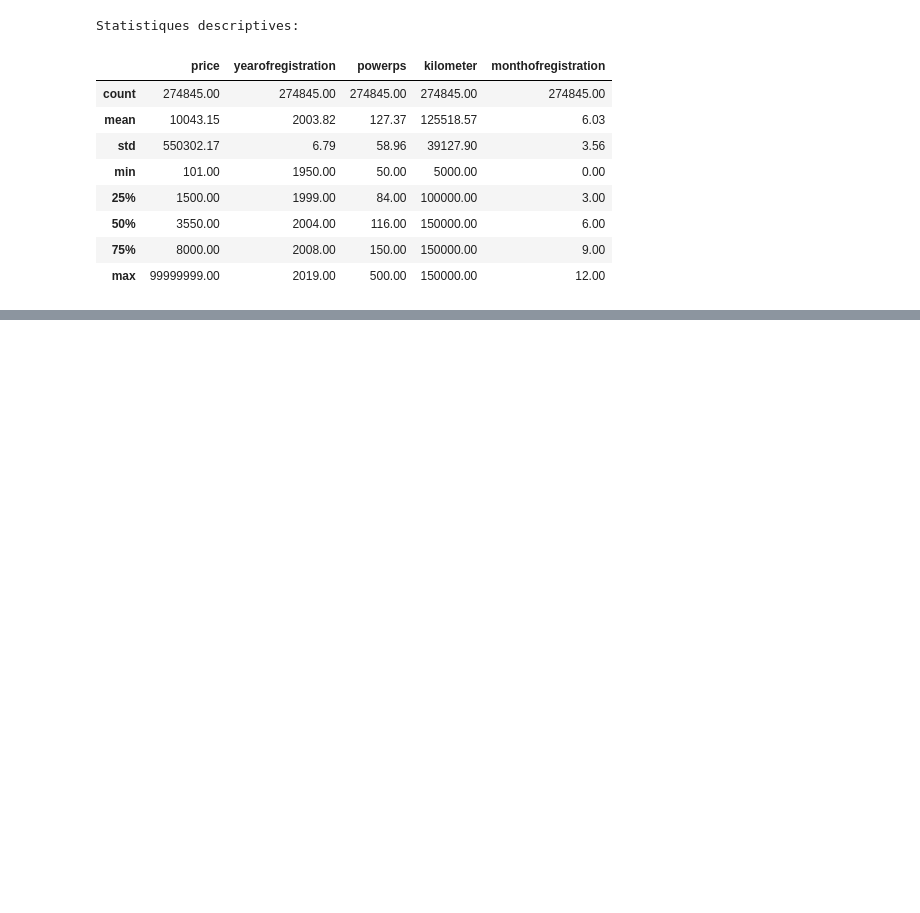
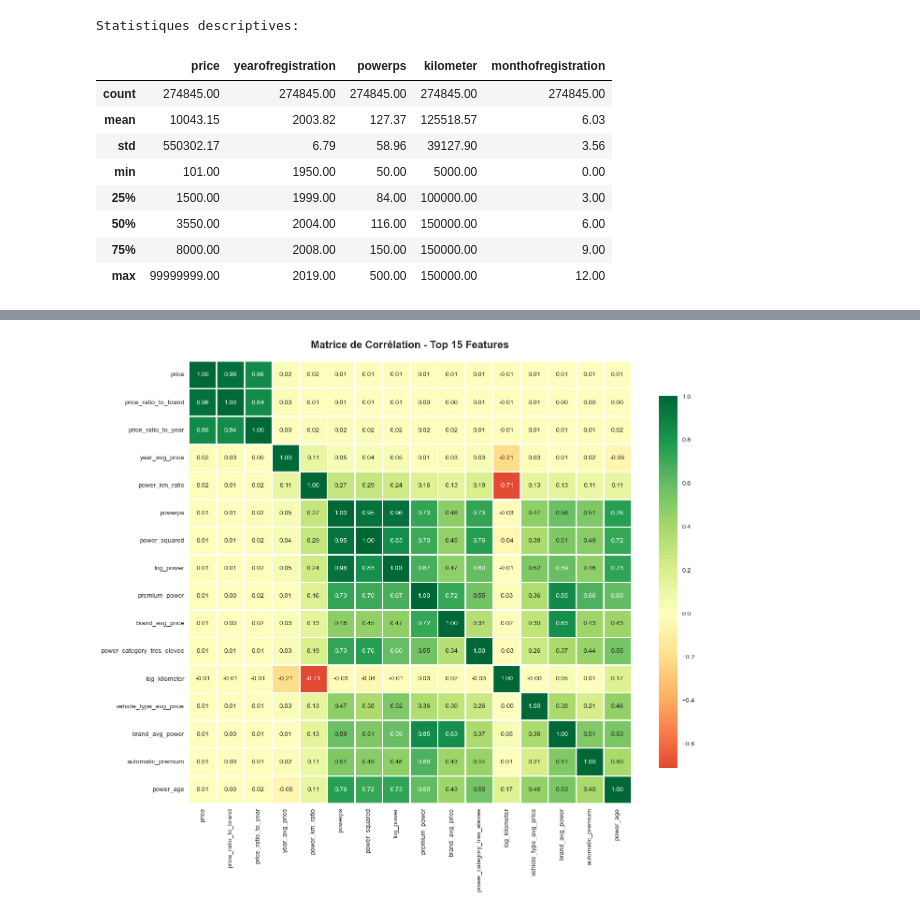
Before and after one commit to hugodbrnn/Machine-learning-project-cars, a Jupyter notebook: project.ipynb, the cells around one changed output, grey strips where cells are left out. Drawn from its saved outputs; the diff is of its cells as text; code cells hidden in the pictures; blank space fills up the shorter version.

```diff
--- a/project.ipynb
+++ b/project.ipynb
@@ -254,0 +260,3 @@ Statistiques descriptives:
+# %%
+features_created = []
+df['car_age']= 2025-df['yearofregistration']
@@ -254,0 +831,18 @@ Statistiques descriptives:
+# %%
+# Heatmap des top features
+top_features = correlations.head(16).index.tolist()
+plt.figure(figsize=(14, 12))
+sns.heatmap(df_final[top_features].corr(),
+            annot=True,
+            cmap='RdYlGn',
+            center=0,
+            fmt='.2f',
+            square=True,
+            linewidths=1,
+            cbar_kws={"shrink": 0.8})
+plt.title('Matrice de Corrélation - Top 15 Features', fontsize=16, fontweight='bold', pad=20)
+plt.tight_layout()
+plt.savefig('feature_correlation_heatmap.png', dpi=300, bbox_inches='tight')
+plt.show()
+# %% [output]
+[figure, added]
```
Also changed, not shown: parts of 58 cells of this notebook, 3 other files.
